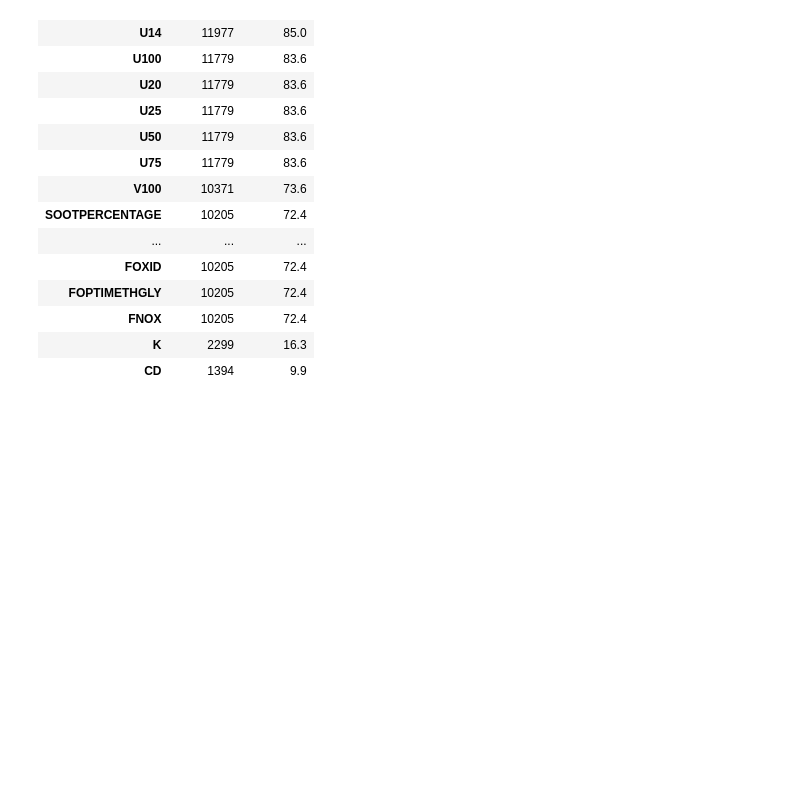
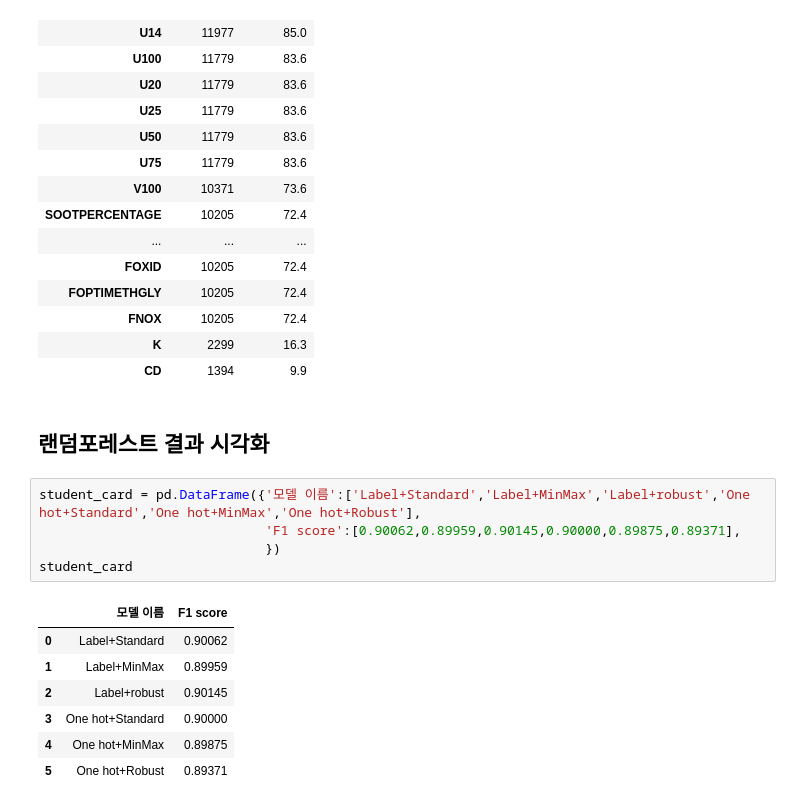
Before and after one commit to YoonJiHwan98/Sejoing_Univ_3-2, a Jupyter notebook: construct_Oil/data_EDA.ipynb, the cells around one changed output. Cells and saved outputs as stored; diff of their text form; blank space fills up the shorter version.

```diff
--- a/construct_Oil/data_EDA.ipynb
+++ b/construct_Oil/data_EDA.ipynb
@@ -442,3 +442,18 @@ df_missing
 | FNOX | 10205 | 72.4 |
 | K | 2299 | 16.3 |
 | CD | 1394 | 9.9 |
+# %% [markdown]
+## 랜덤포레스트 결과 시각화
+# %%
+student_card = pd.DataFrame({'모델 이름':['Label+Standard','Label+MinMax','Label+robust','One hot+Standard','One hot+MinMax','One hot+Robust'],
+                             'F1 score':[0.90062,0.89959,0.90145,0.90000,0.89875,0.89371],
+                             })
+student_card
+# %% [output]
+|  | 모델 이름 | F1 score |
+| 0 | Label+Standard | 0.90062 |
+| 1 | Label+MinMax | 0.89959 |
+| 2 | Label+robust | 0.90145 |
+| 3 | One hot+Standard | 0.90000 |
+| 4 | One hot+MinMax | 0.89875 |
+| 5 | One hot+Robust | 0.89371 |
```
Also changed, not shown: parts of 1 cell of this notebook, 17 other files.
